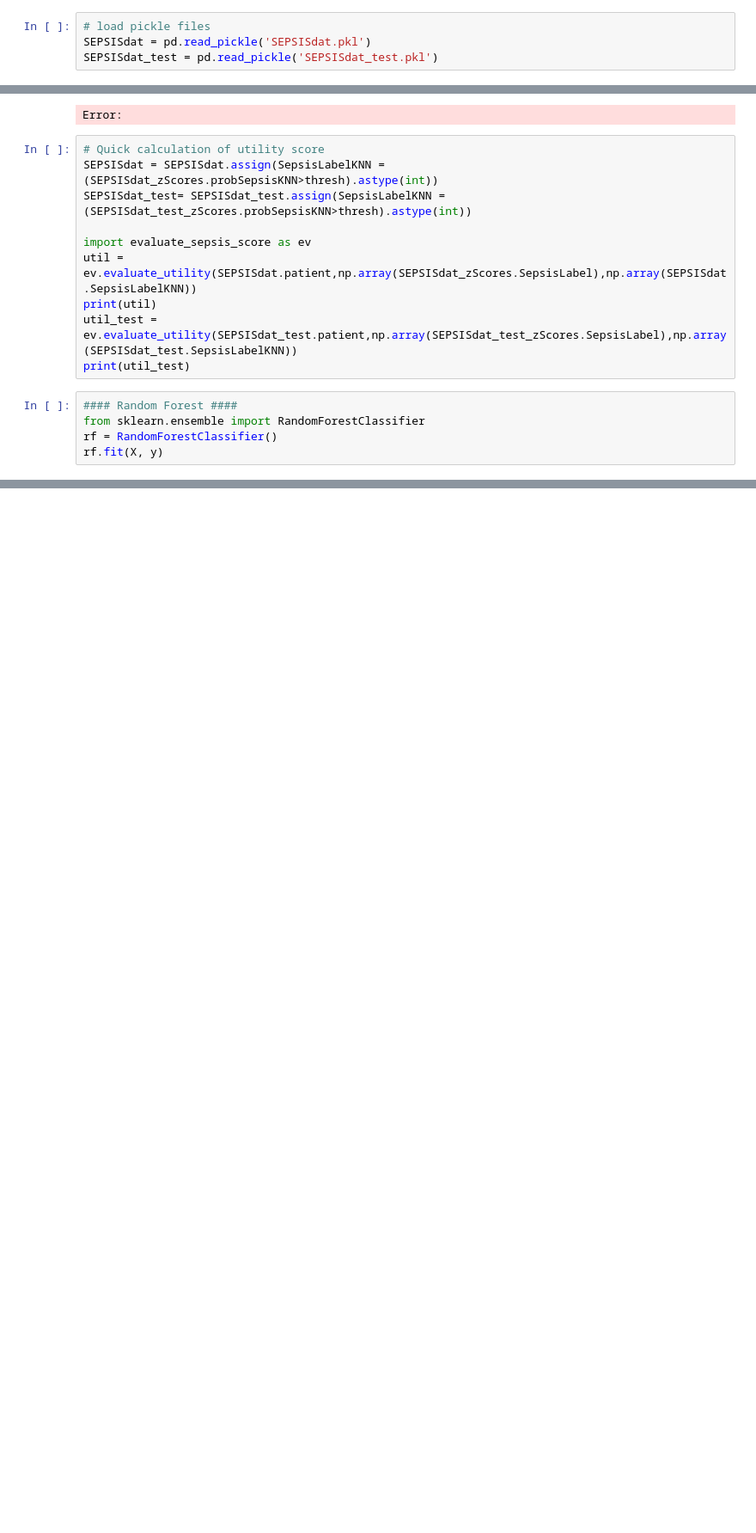
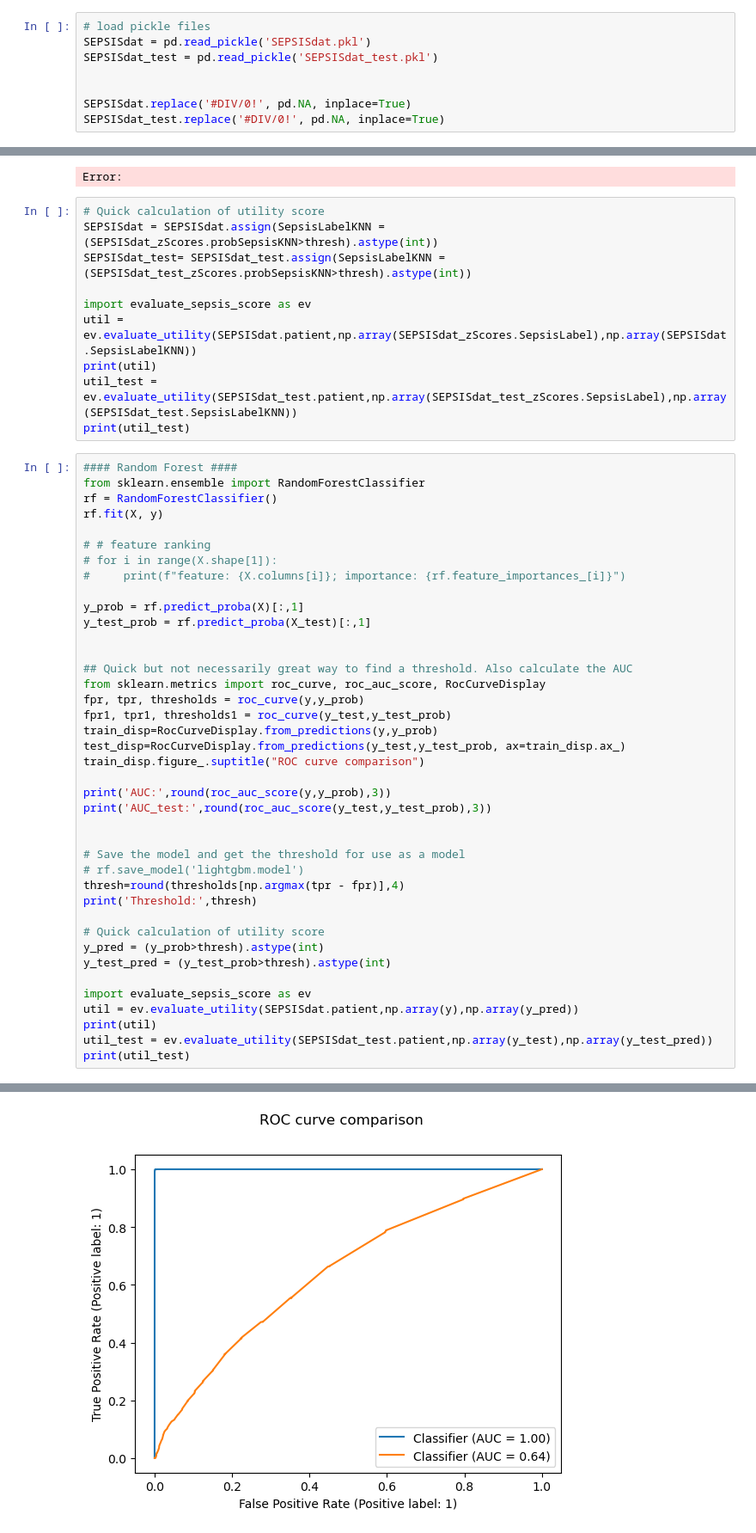
Before and after one commit to SfyXboh/BMEG423_CDSS_Assignment_2024, a Jupyter notebook: python_modelBuilding/training.ipynb, the cells around one changed output, grey strips where cells are left out. Shown: that part at 86% size. Saved outputs shown, nothing was run; the diff lists cells and outputs as text; blank space fills up the shorter version.

```diff
--- a/python_modelBuilding/training.ipynb
+++ b/python_modelBuilding/training.ipynb
@@ -27,3 +25,7 @@ NameError: name 'SEPSISdat' is not defined
 # load pickle files
 SEPSISdat = pd.read_pickle('SEPSISdat.pkl')
 SEPSISdat_test = pd.read_pickle('SEPSISdat_test.pkl')
+
+
+SEPSISdat.replace('#DIV/0!', pd.NA, inplace=True)
+SEPSISdat_test.replace('#DIV/0!', pd.NA, inplace=True)
@@ -278,4 +262,39 @@ print(util_test)
 from sklearn.ensemble import RandomForestClassifier
 rf = RandomForestClassifier()
 rf.fit(X, y)
+
+# # feature ranking
+# for i in range(X.shape[1]):
+#     print(f"feature: {X.columns[i]}; importance: {rf.feature_importances_[i]}")
+
+y_prob = rf.predict_proba(X)[:,1]
+y_test_prob = rf.predict_proba(X_test)[:,1]
+
+
+## Quick but not necessarily great way to find a threshold. Also calculate the AUC
+from sklearn.metrics import roc_curve, roc_auc_score, RocCurveDisplay
+fpr, tpr, thresholds = roc_curve(y,y_prob)
+fpr1, tpr1, thresholds1 = roc_curve(y_test,y_test_prob)
+train_disp=RocCurveDisplay.from_predictions(y,y_prob)
+test_disp=RocCurveDisplay.from_predictions(y_test,y_test_prob, ax=train_disp.ax_)
+train_disp.figure_.suptitle("ROC curve comparison")
+
+print('AUC:',round(roc_auc_score(y,y_prob),3))
+print('AUC_test:',round(roc_auc_score(y_test,y_test_prob),3))
+
+
+# Save the model and get the threshold for use as a model
+# rf.save_model('lightgbm.model')
+thresh=round(thresholds[np.argmax(tpr - fpr)],4)
+print('Threshold:',thresh)
+
+# Quick calculation of utility score
+y_pred = (y_prob>thresh).astype(int)
+y_test_pred = (y_test_prob>thresh).astype(int)
+
+import evaluate_sepsis_score as ev
+util = ev.evaluate_utility(SEPSISdat.patient,np.array(y),np.array(y_pred))
+print(util)
+util_test = ev.evaluate_utility(SEPSISdat_test.patient,np.array(y_test),np.array(y_test_pred))
+print(util_test)
 # %% [output]
@@ -282,0 +306 @@ RandomForestClassifier()
+[figure, added]
```
Also changed, not shown: parts of 11 cells of this notebook.
